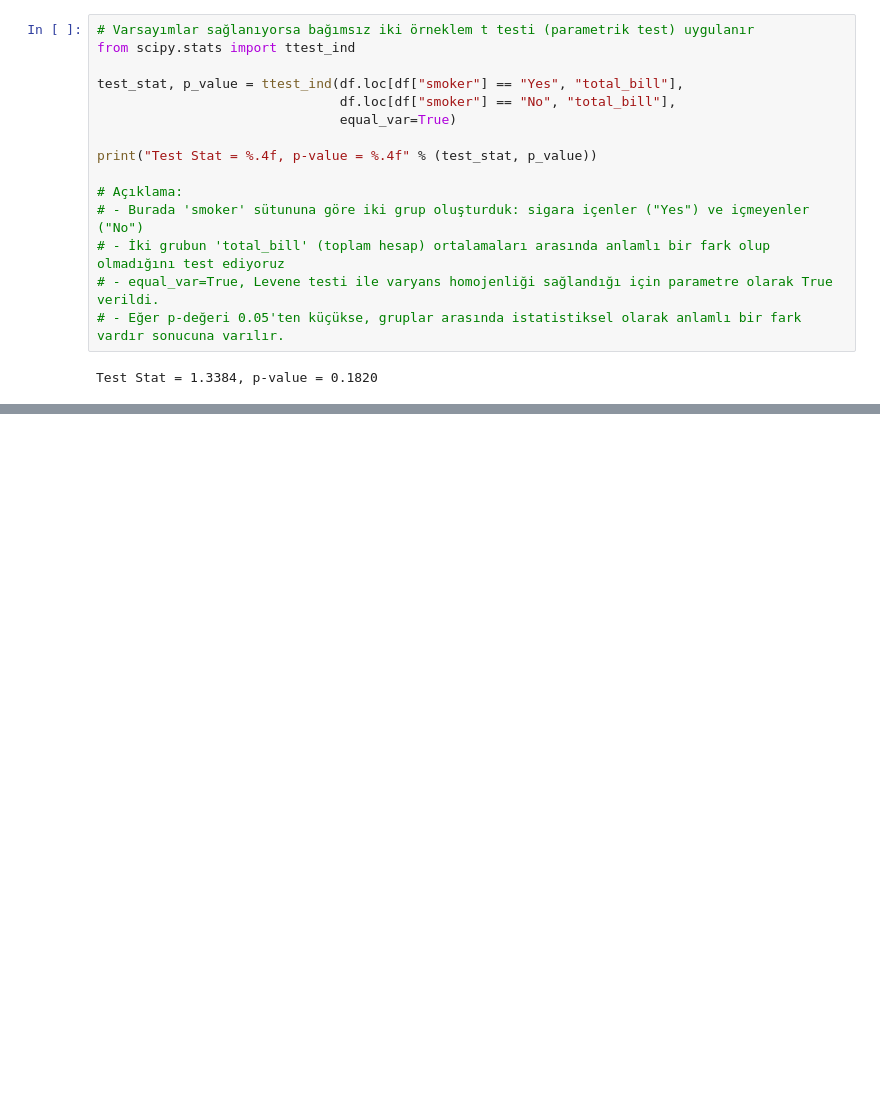
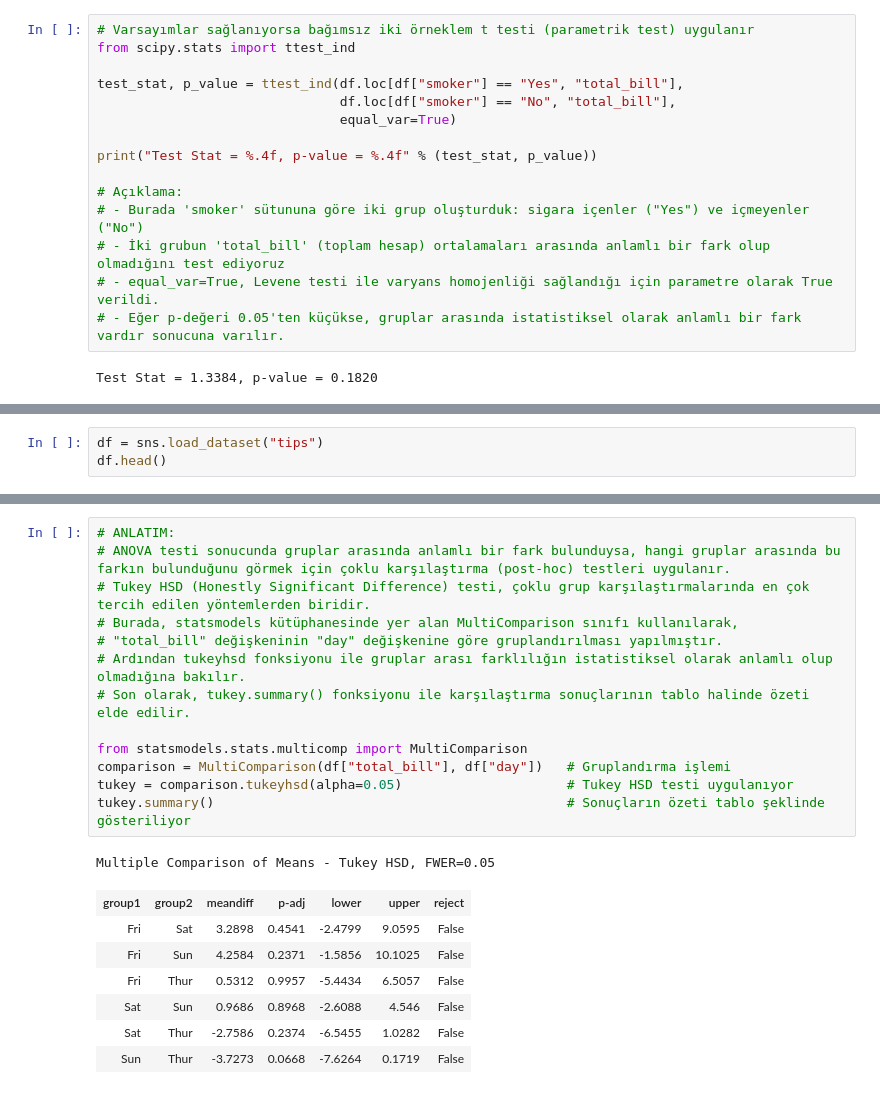
Before and after one commit to berkcangumusisik/DataScienceBootcamp21.Grup, a Jupyter notebook: 03.Recommendation Systems/05.AB Testing.ipynb, the cells around one changed output, grey strips where cells are left out. Saved outputs shown, nothing was run; the diff lists cells and outputs as text; blank space fills up the shorter version.

```diff
--- a/03.Recommendation Systems/05.AB Testing.ipynb
+++ b/03.Recommendation Systems/05.AB Testing.ipynb
@@ -339,0 +465,3 @@ Test Stat = 1.3384, p-value = 0.1820
+# %%
+df = sns.load_dataset("tips")
+df.head()
@@ -339,0 +536,22 @@ Test Stat = 1.3384, p-value = 0.1820
+# %%
+# ANLATIM:
+# ANOVA testi sonucunda gruplar arasında anlamlı bir fark bulunduysa, hangi gruplar arasında bu farkın bulunduğunu görmek için çoklu karşılaştırma (post-hoc) testleri uygulanır.
+# Tukey HSD (Honestly Significant Difference) testi, çoklu grup karşılaştırmalarında en çok tercih edilen yöntemlerden biridir.
+# Burada, statsmodels kütüphanesinde yer alan MultiComparison sınıfı kullanılarak,
+# "total_bill" değişkeninin "day" değişkenine göre gruplandırılması yapılmıştır.
+# Ardından tukeyhsd fonksiyonu ile gruplar arası farklılığın istatistiksel olarak anlamlı olup olmadığına bakılır.
+# Son olarak, tukey.summary() fonksiyonu ile karşılaştırma sonuçlarının tablo halinde özeti elde edilir.
+
+from statsmodels.stats.multicomp import MultiComparison
+comparison = MultiComparison(df["total_bill"], df["day"])   # Gruplandırma işlemi
+tukey = comparison.tukeyhsd(alpha=0.05)                     # Tukey HSD testi uygulanıyor
+tukey.summary()                                             # Sonuçların özeti tablo şeklinde gösteriliyor
+# %% [output]
+Multiple Comparison of Means - Tukey HSD, FWER=0.05
+| group1 | group2 | meandiff | p-adj | lower | upper | reject |
+| Fri | Sat | 3.2898 | 0.4541 | -2.4799 | 9.0595 | False |
+| Fri | Sun | 4.2584 | 0.2371 | -1.5856 | 10.1025 | False |
+| Fri | Thur | 0.5312 | 0.9957 | -5.4434 | 6.5057 | False |
+| Sat | Sun | 0.9686 | 0.8968 | -2.6088 | 4.546 | False |
+| Sat | Thur | -2.7586 | 0.2374 | -6.5455 | 1.0282 | False |
+| Sun | Thur | -3.7273 | 0.0668 | -7.6264 | 0.1719 | False |
```
Also changed, not shown: parts of 19 cells of this notebook.
